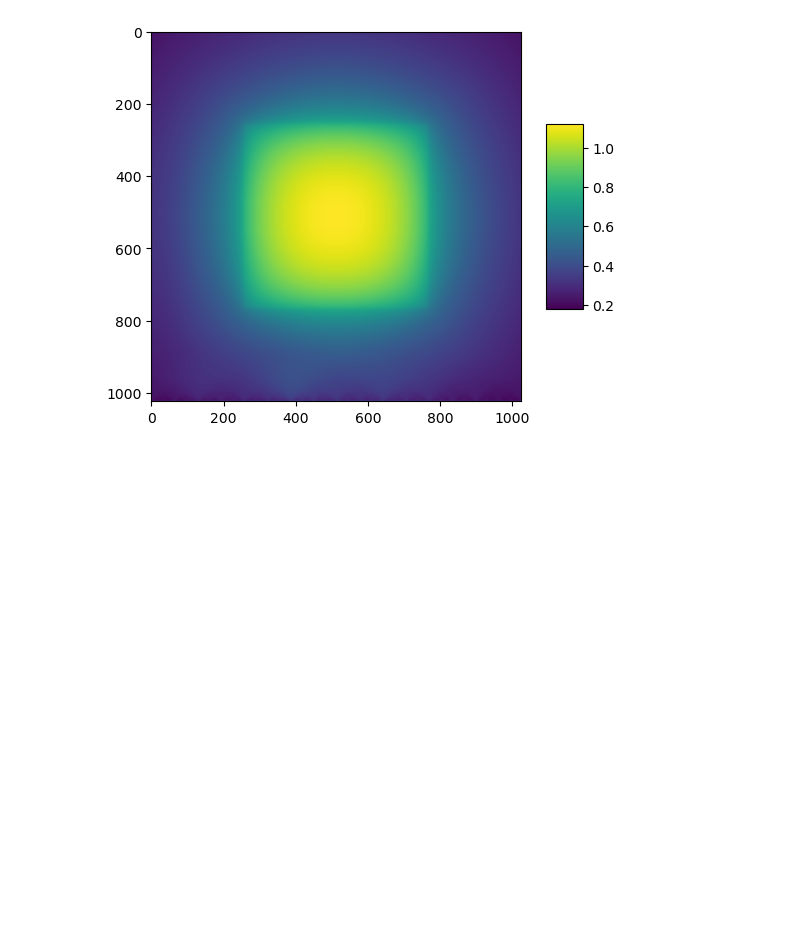
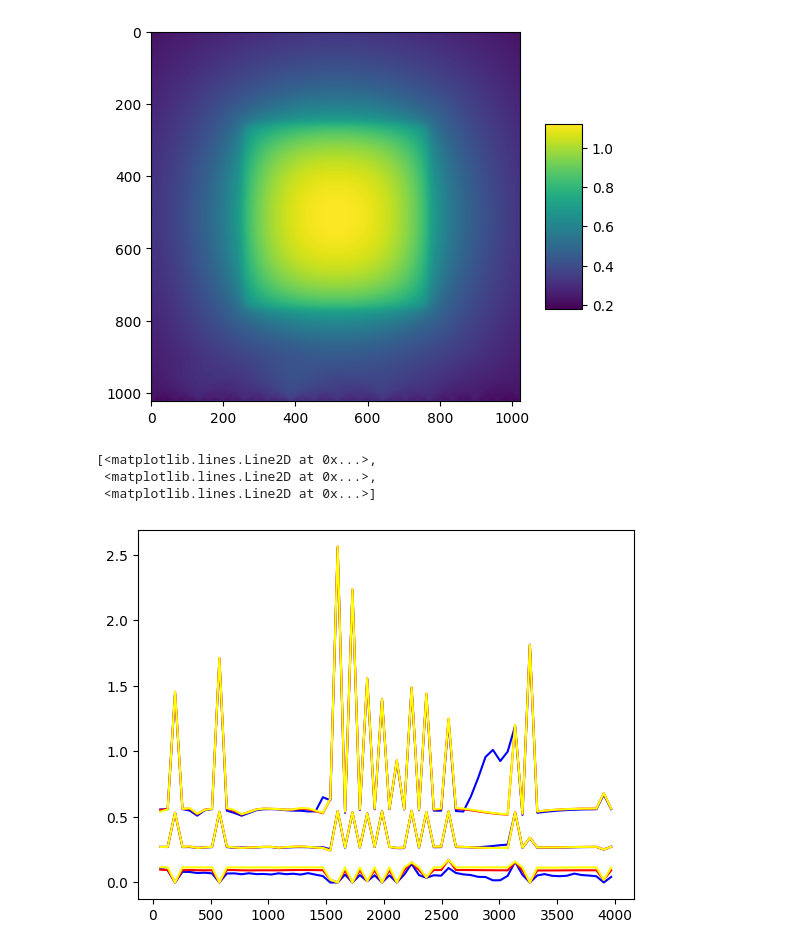
Before and after one commit to SickSmile1/naive-fft-mlms, a Jupyter notebook: results/plotResults.ipynb, the cells around one changed output. Saved outputs shown, nothing was run; the diff lists cells and outputs as text; code cells hidden in the pictures; blank space fills up the shorter version.

Commit message:
mean values

```diff
--- a/results/plotResults.ipynb
+++ b/results/plotResults.ipynb
@@ -61,3 +61,23 @@ plt.colorbar(surf, shrink=0.5, aspect=5)
 plt.show()
 # %% [output]
 [figure]
+# %%
+means = np.loadtxt("mean", delimiter="\t")
+t_min2 = means[:,0]
+t_max2 = means[:,1]
+t_mean2 = means[:,2]
+t_min3 = means[:,3]
+t_max3 = means[:,4]
+t_mean3 = means[:,5]
+t_min4 = means[:,6]
+t_max4 = means[:,7]
+t_mean4 = means[:,8]
+t = np.arange(64, 3969, 64)
+plt.plot(t, t_min2, t, t_max2, t, t_mean2, color='blue')
+plt.plot(t, t_min3, t, t_max3, t, t_mean3, color='red')
+plt.plot(t, t_min4, t, t_max4, t, t_mean4, color='yellow')
+# %% [output]
+[<matplotlib.lines.Line2D at 0x...>,
+ <matplotlib.lines.Line2D at 0x...>,
+ <matplotlib.lines.Line2D at 0x...>]
+[figure, added]
```
Also changed, not shown: parts of 2 cells of this notebook, 18 other files.
